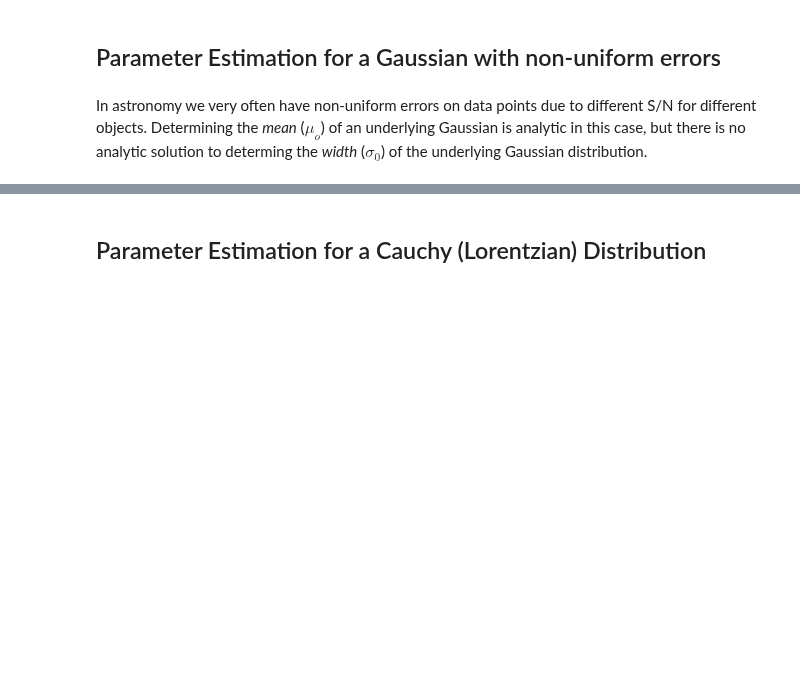
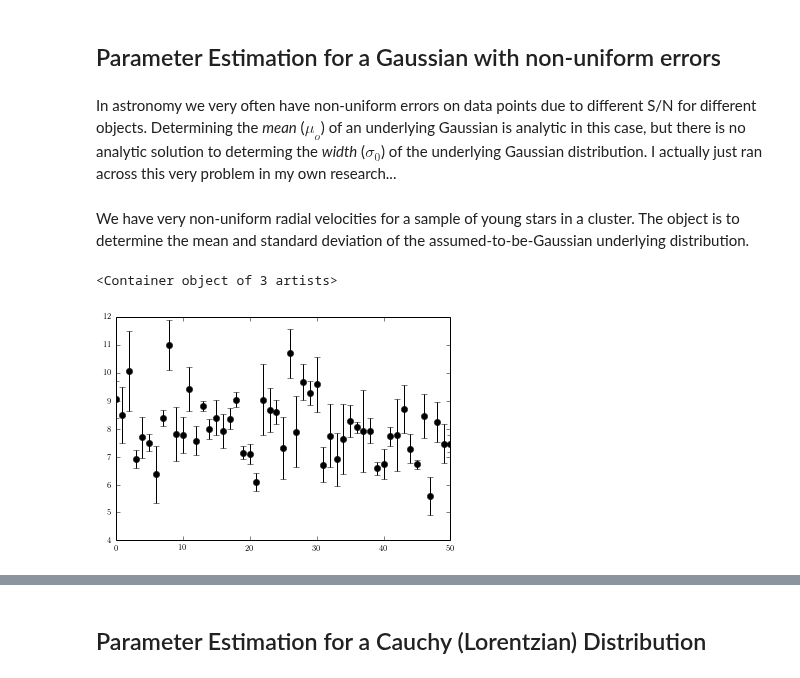
Before and after one commit to YastroML/YastroML, a Jupyter notebook: Session9_140509/bayesian_examples_and_models.ipynb, the cells around one changed output, grey strips where cells are left out. Saved outputs shown, nothing was run; the diff lists cells and outputs as text; code cells hidden in the pictures; blank space fills up the shorter version.

Commit message:
Add real-world example of estimating sigma_0

```diff
--- a/Session9_140509/bayesian_examples_and_models.ipynb
+++ b/Session9_140509/bayesian_examples_and_models.ipynb
@@ -206,4 +206,6 @@ The point is _not_ the classical statistics can't get the right answer. In fact,
 # %% [markdown]
 ## Parameter Estimation for a Gaussian with non-uniform errors
 # %% [markdown]
-In astronomy we very often have non-uniform errors on data points due to different S/N for different objects. Determining the _mean_ ($\mu_o$) of an underlying Gaussian is analytic in this case, but there is no analytic solution to determing the _width_ ($\sigma_0$) of the underlying Gaussian distribution.
+In astronomy we very often have non-uniform errors on data points due to different S/N for different objects. Determining the _mean_ ($\mu_o$) of an underlying Gaussian is analytic in this case, but there is no analytic solution to determing the _width_ ($\sigma_0$) of the underlying Gaussian distribution. I actually just ran across this very problem in my own research...
+# %% [markdown]
+We have very non-uniform radial velocities for a sample of young stars in a cluster. The object is to determine the mean and standard deviation of the assumed-to-be-Gaussian underlying distribution.
@@ -209,0 +215,7 @@ In astronomy we very often have non-uniform errors on data points due to differe
+# %%
+verrs,vels = np.load('example_data.npy')
+# %%
+errorbar(np.arange(len(vels)),vels,verrs,fmt='ko')
+# %% [output]
+<Container object of 3 artists>
+[figure, added]
```
Also changed, not shown: parts of 12 cells of this notebook, 2 other files.
